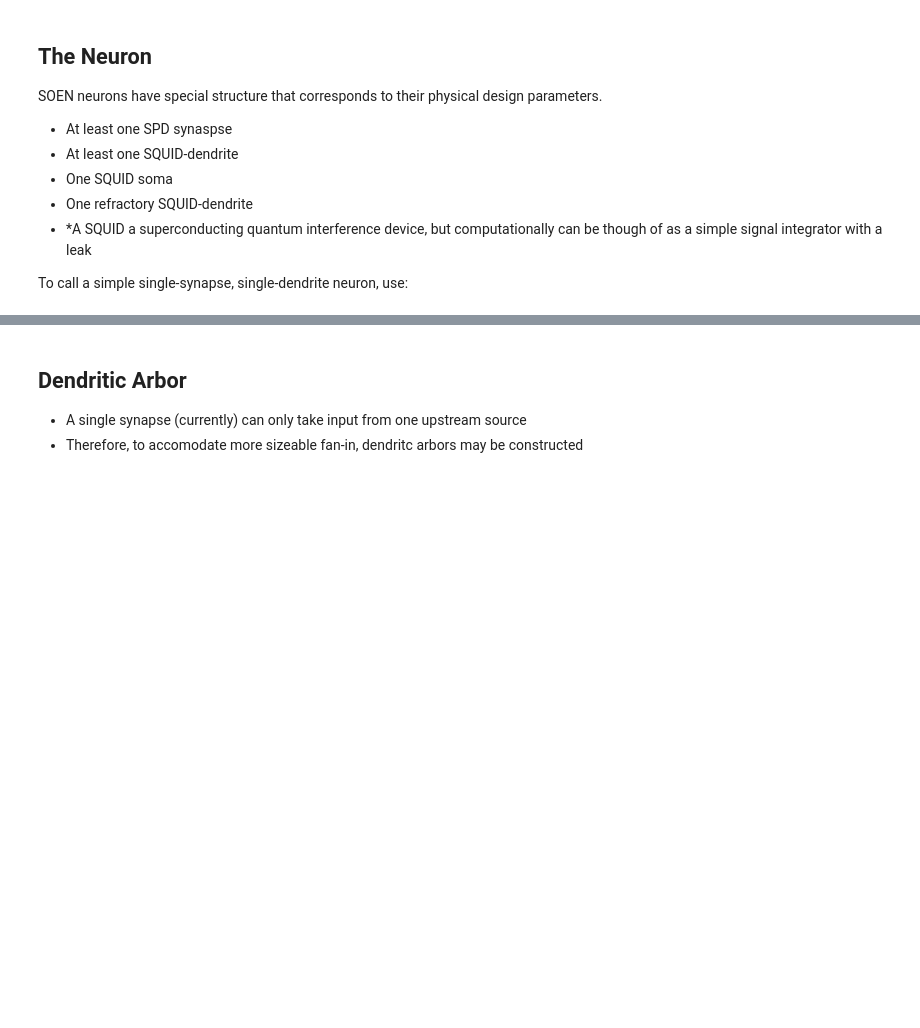
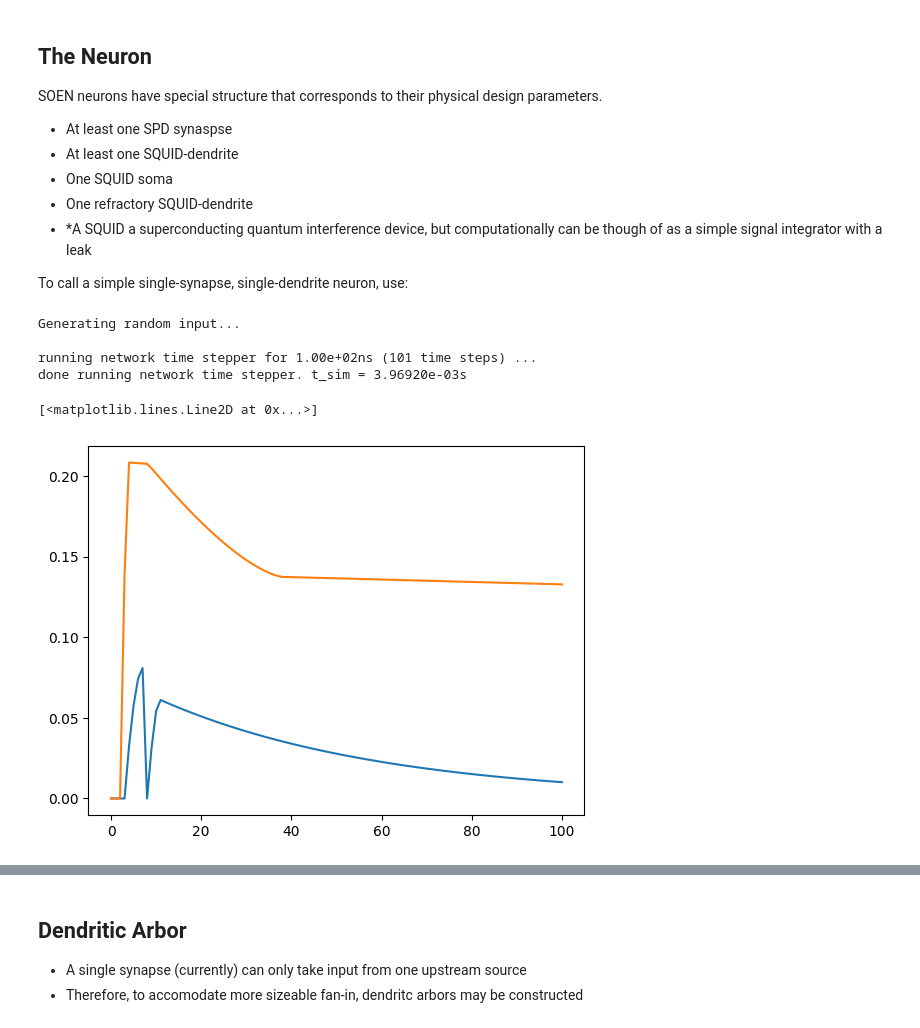
Before and after one commit to ryangitsit/sim_soens, a Jupyter notebook: soen_tutorial.ipynb, the cells around one changed output, grey strips where cells are left out. Saved outputs shown, nothing was run; the diff lists cells and outputs as text; code cells hidden in the pictures; blank space fills up the shorter version.

Commit message:
recordings and tutorial

```diff
--- a/soen_tutorial.ipynb
+++ b/soen_tutorial.ipynb
@@ -70,0 +62,25 @@ To call a simple single-synapse, single-dendrite neuron, use:
+# %%
+input = SuperInput(channels=1, type='random', total_spikes=100, duration=100)
+default_neuron_params['w_dn'] = 0.25
+sing = CustomNeurons(type='single',**default_neuron_params)
+
+
+
+sing.synapse.add_input(input.signals[0])
+
+net = network(name = 'network_under_test')
+net.add_neuron(sing.neuron)
+net.run_sim(dt = 1, tf = 100)
+net.get_recordings()
+
+# raster_plot(net.spikes,duration=100)
+import matplotlib.pyplot as plt
+plt.plot(net.signal[0])
+plt.plot(net.phi_r[0])
+# %% [output]
+Generating random input...
+
+running network time stepper for 1.00e+02ns (101 time steps) ...
+done running network time stepper. t_sim = 3.96920e-03s
+[<matplotlib.lines.Line2D at 0x...>]
+[figure, added]
```
Also changed, not shown: parts of 6 cells of this notebook, 2 other files.
